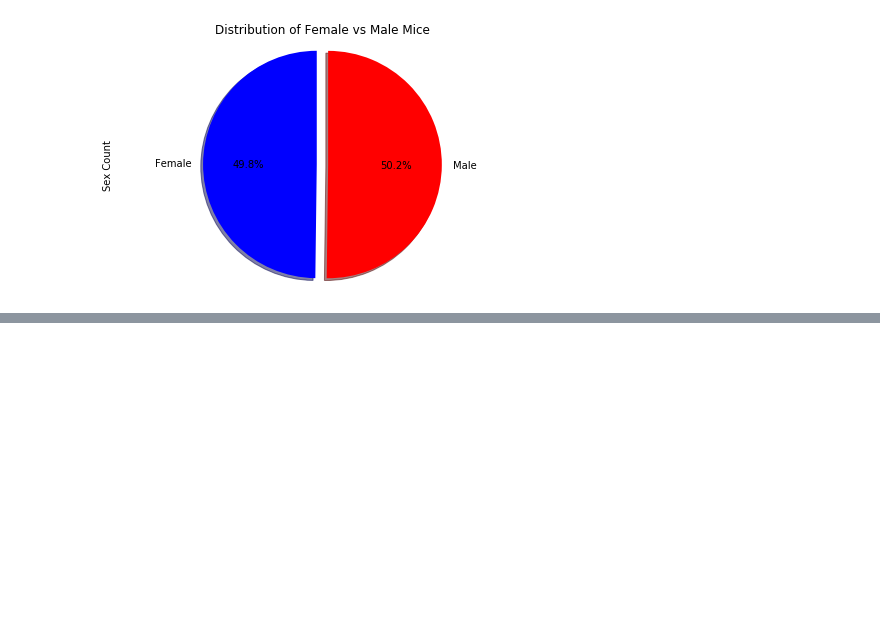
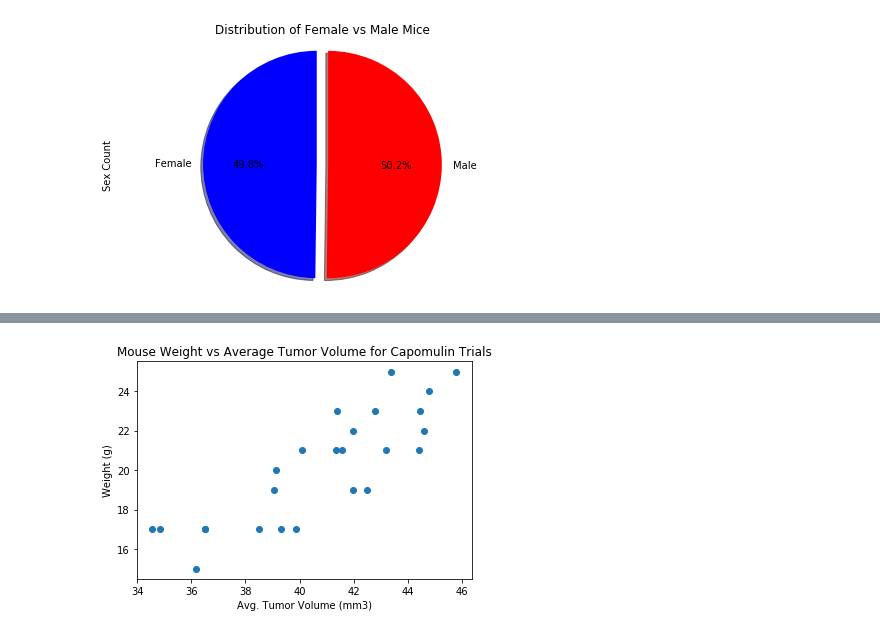
Before and after one commit to KotR9001/matplotlib-challenge, a Jupyter notebook: Pymaceuticals.ipynb, the cells around one changed output, grey strips where cells are left out. Cells and saved outputs as stored; diff of their text form; code cells hidden in the pictures; blank space fills up the shorter version.

```diff
--- a/Pymaceuticals.ipynb
+++ b/Pymaceuticals.ipynb
@@ -356,0 +399,23 @@ Ceftamin: N/A
+# %%
+# Generate a scatter plot of mouse weight versus average tumor volume for the Capomulin regimen
+
+#Return the Average Tumor Volume Data for Each Mouse
+avg_capomulin_reg_mouse_vol = final_capomulin_reg_mouse['Tumor Volume (mm3)'].mean()
+avg_capomulin_reg_mouse_vol
+
+#Return the Weight for Each Mouse
+capomulin_mouse_wt = final_capomulin_reg_mouse['Weight (g)'].unique().astype(int)
+capomulin_mouse_wt
+
+#Create Weight/Volume DataFrame
+capomulin_vol_wt_df = pd.DataFrame({'Avg. Tumor Volume (mm3)':avg_capomulin_reg_mouse_vol, 'Weight (g)':capomulin_mouse_wt})
+capomulin_vol_wt_df
+
+#Generate the Scatter Plot
+scatter = plt.scatter(capomulin_vol_wt_df['Avg. Tumor Volume (mm3)'], capomulin_vol_wt_df['Weight (g)'])
+plt.title("Mouse Weight vs Average Tumor Volume for Capomulin Trials")
+plt.xlabel("Avg. Tumor Volume (mm3)")
+plt.ylabel("Weight (g)")
+plt.show()
+# %% [output]
+[figure, added]
```
Also changed, not shown: parts of 10 cells of this notebook.
